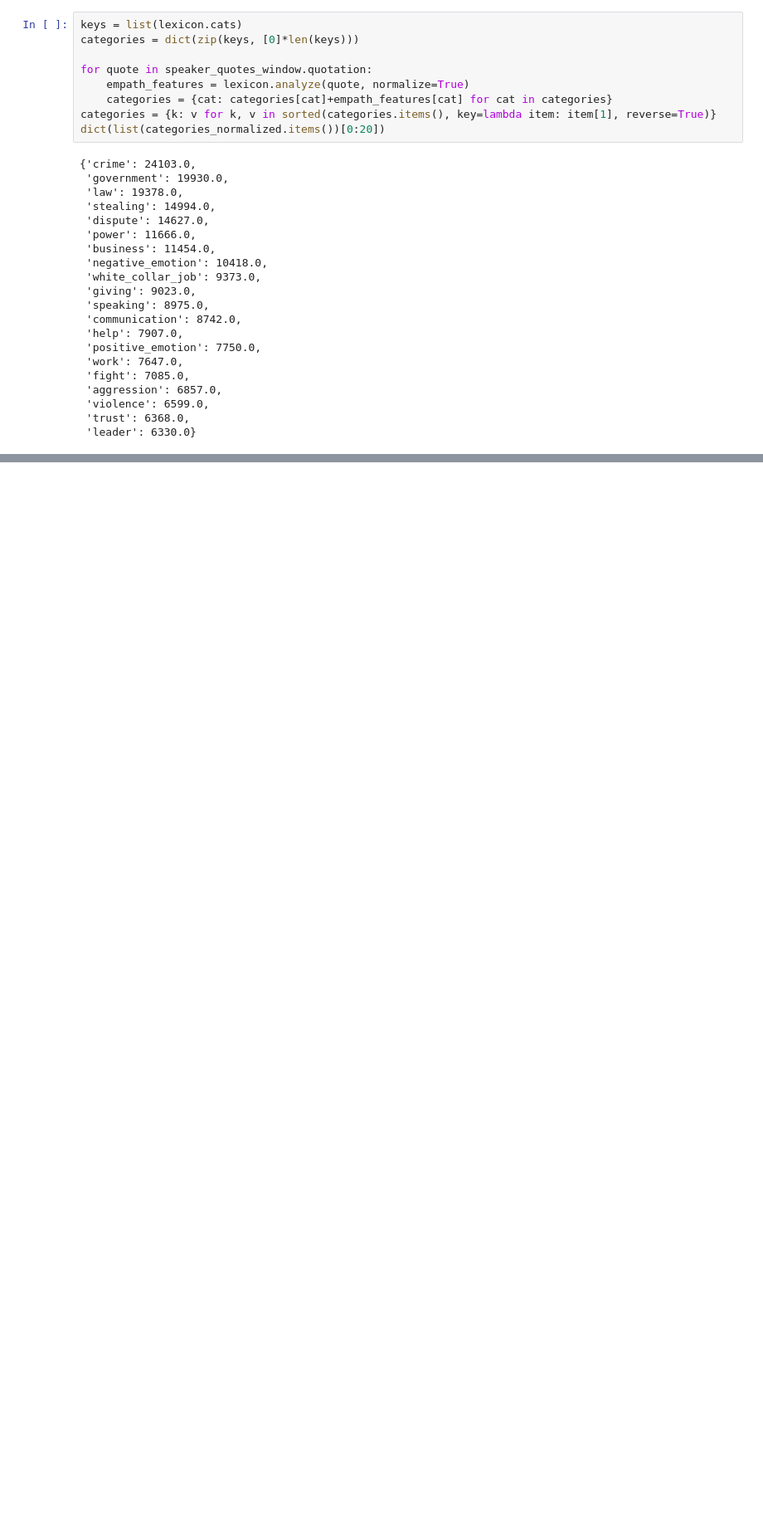
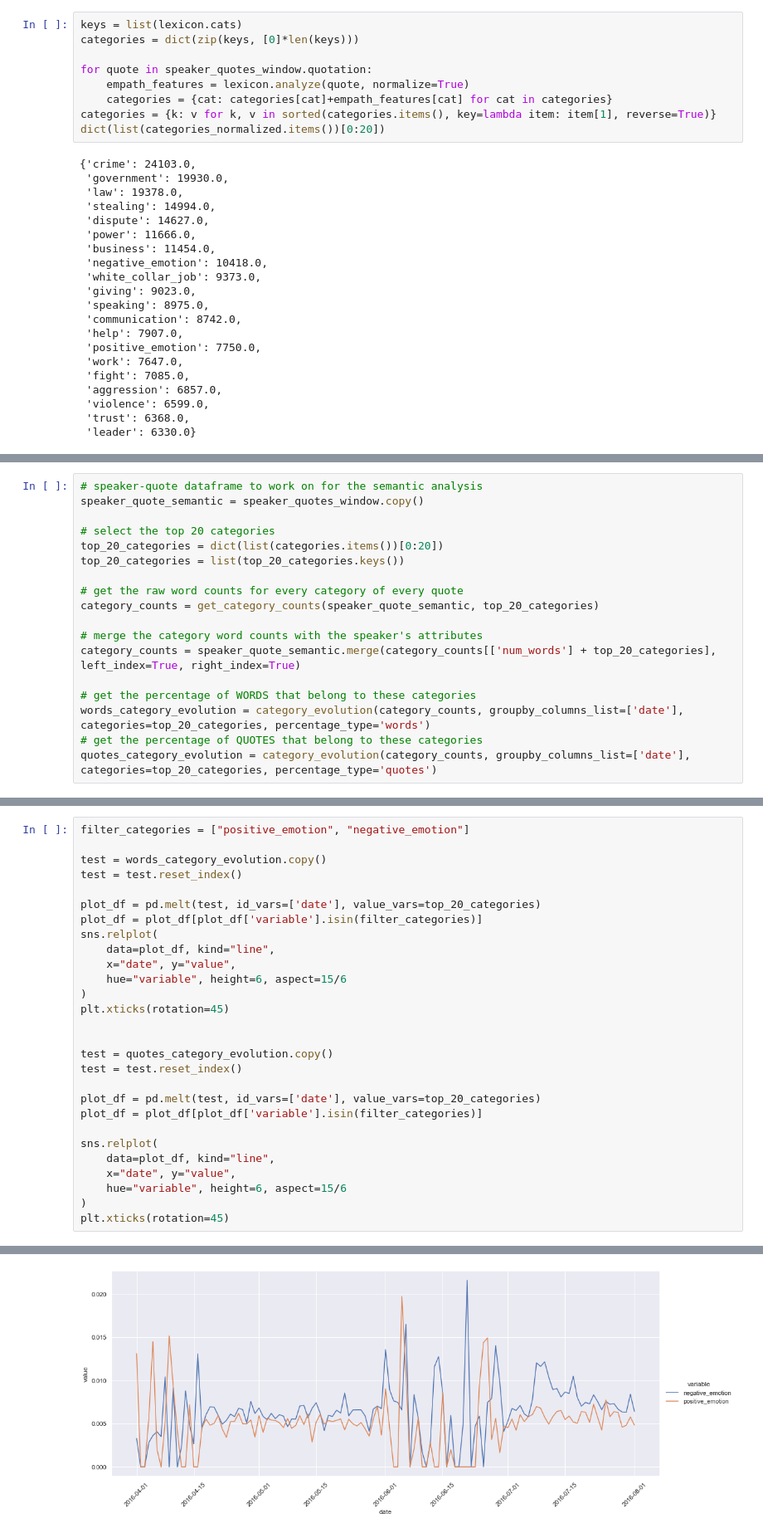
Before and after one commit to epfl-ada/ada-2021-project-adagang, a Jupyter notebook: Analysis.ipynb, the cells around one changed output, grey strips where cells are left out. Shown at 83% size. Saved outputs shown, nothing was run; the diff lists cells and outputs as text; blank space fills up the shorter version.

Commit message:
cleaner code for semantic analysis

```diff
--- a/Analysis.ipynb
+++ b/Analysis.ipynb
@@ -556,0 +545,18 @@ lexicon.create_category("blm", ["black_lives_matter"], model="nytimes")
+# %%
+# speaker-quote dataframe to work on for the semantic analysis
+speaker_quote_semantic = speaker_quotes_window.copy()
+
+# select the top 20 categories
+top_20_categories = dict(list(categories.items())[0:20])
+top_20_categories = list(top_20_categories.keys())
+
+# get the raw word counts for every category of every quote
+category_counts = get_category_counts(speaker_quote_semantic, top_20_categories)
+
+# merge the category word counts with the speaker's attributes
+category_counts = speaker_quote_semantic.merge(category_counts[['num_words'] + top_20_categories], left_index=True, right_index=True)
+
+# get the percentage of WORDS that belong to these categories
+words_category_evolution = category_evolution(category_counts, groupby_columns_list=['date'], categories=top_20_categories, percentage_type='words')
+# get the percentage of QUOTES that belong to these categories
+quotes_category_evolution = category_evolution(category_counts, groupby_columns_list=['date'], categories=top_20_categories, percentage_type='quotes')
@@ -556,0 +565,29 @@ lexicon.create_category("blm", ["black_lives_matter"], model="nytimes")
+# %%
+filter_categories = ["positive_emotion", "negative_emotion"]
+
+test = words_category_evolution.copy()
+test = test.reset_index()
+
+plot_df = pd.melt(test, id_vars=['date'], value_vars=top_20_categories)
+plot_df = plot_df[plot_df['variable'].isin(filter_categories)]
+sns.relplot(
+    data=plot_df, kind="line",
+    x="date", y="value",
+    hue="variable", height=6, aspect=15/6
+)
+plt.xticks(rotation=45)
+
+
+test = quotes_category_evolution.copy()
+test = test.reset_index()
+
+plot_df = pd.melt(test, id_vars=['date'], value_vars=top_20_categories)
+plot_df = plot_df[plot_df['variable'].isin(filter_categories)]
+
+sns.relplot(
+    data=plot_df, kind="line",
+    x="date", y="value",
+    hue="variable", height=6, aspect=15/6
+)
+plt.xticks(rotation=45)
+# %% [output]
@@ -556,0 +605 @@ lexicon.create_category("blm", ["black_lives_matter"], model="nytimes")
+[figure, added]
```
Also changed, not shown: parts of 20 cells of this notebook.
